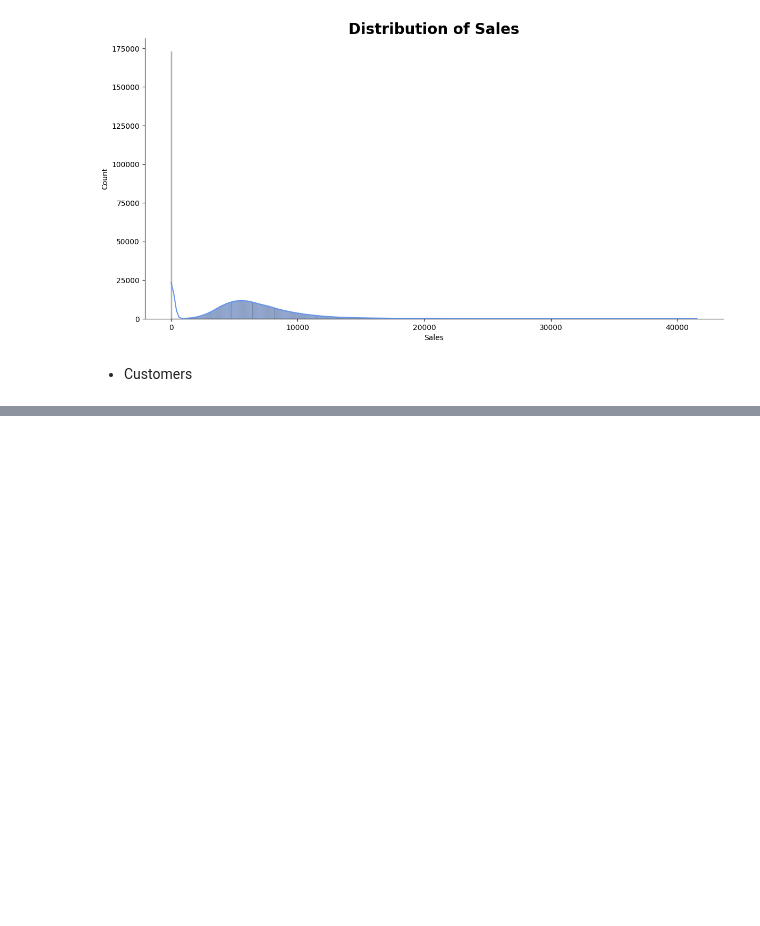
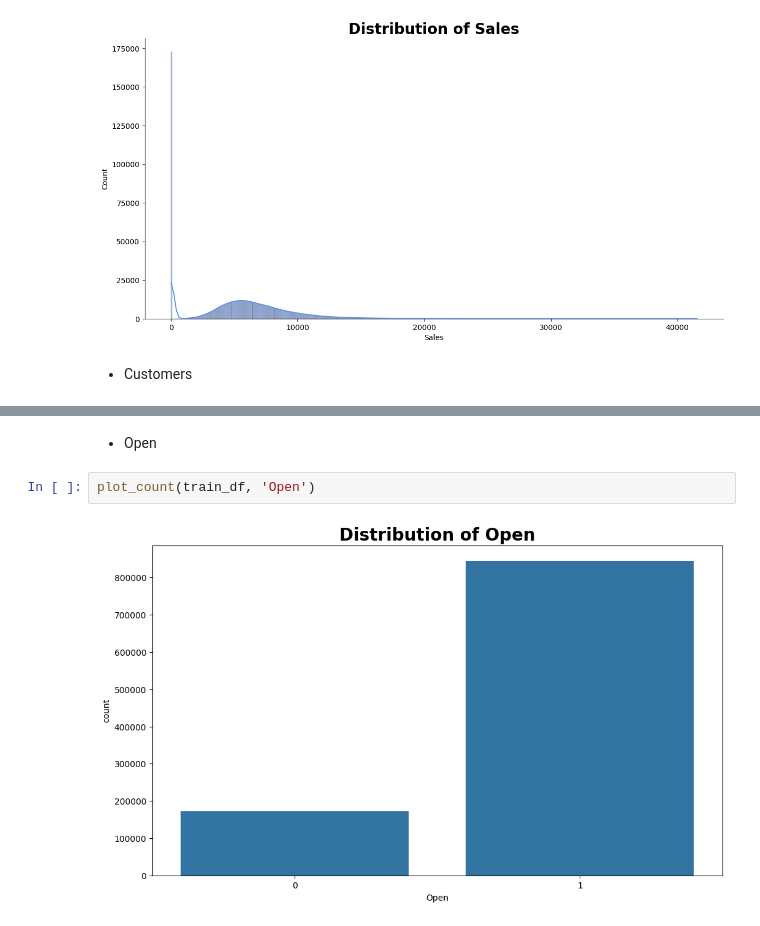
Before and after one commit to Tsegaye16/phaemaceutical-store-data-anlysis, a Jupyter notebook: notebooks/EDA.ipynb, the cells around one changed output, grey strips where cells are left out. Cells and saved outputs as stored; diff of their text form; blank space fills up the shorter version.

```diff
--- a/notebooks/EDA.ipynb
+++ b/notebooks/EDA.ipynb
@@ -727,0 +730,6 @@ plot_hist(train_df, 'Customers')
+# %% [markdown]
+- Open
+# %%
+plot_count(train_df, 'Open')
+# %% [output]
+[figure, added]
```
Also changed, not shown: parts of 60 cells of this notebook.
